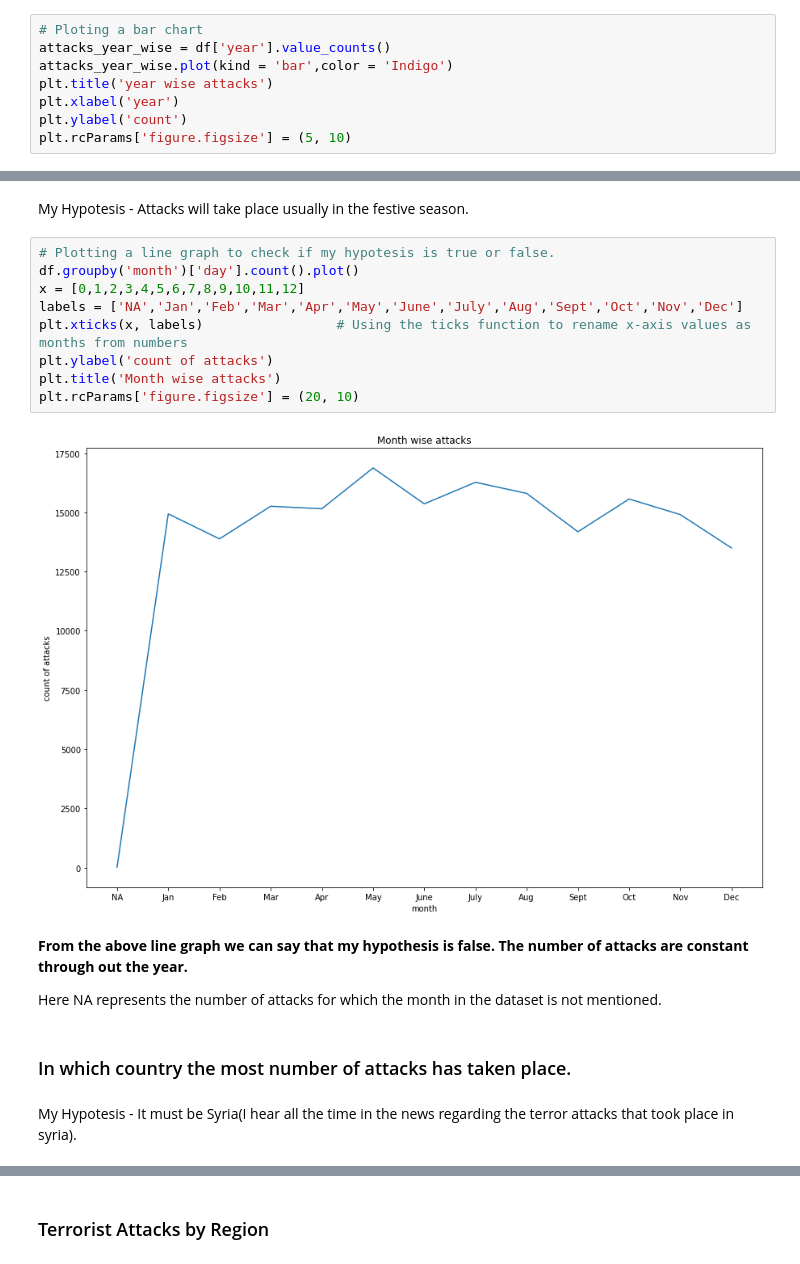
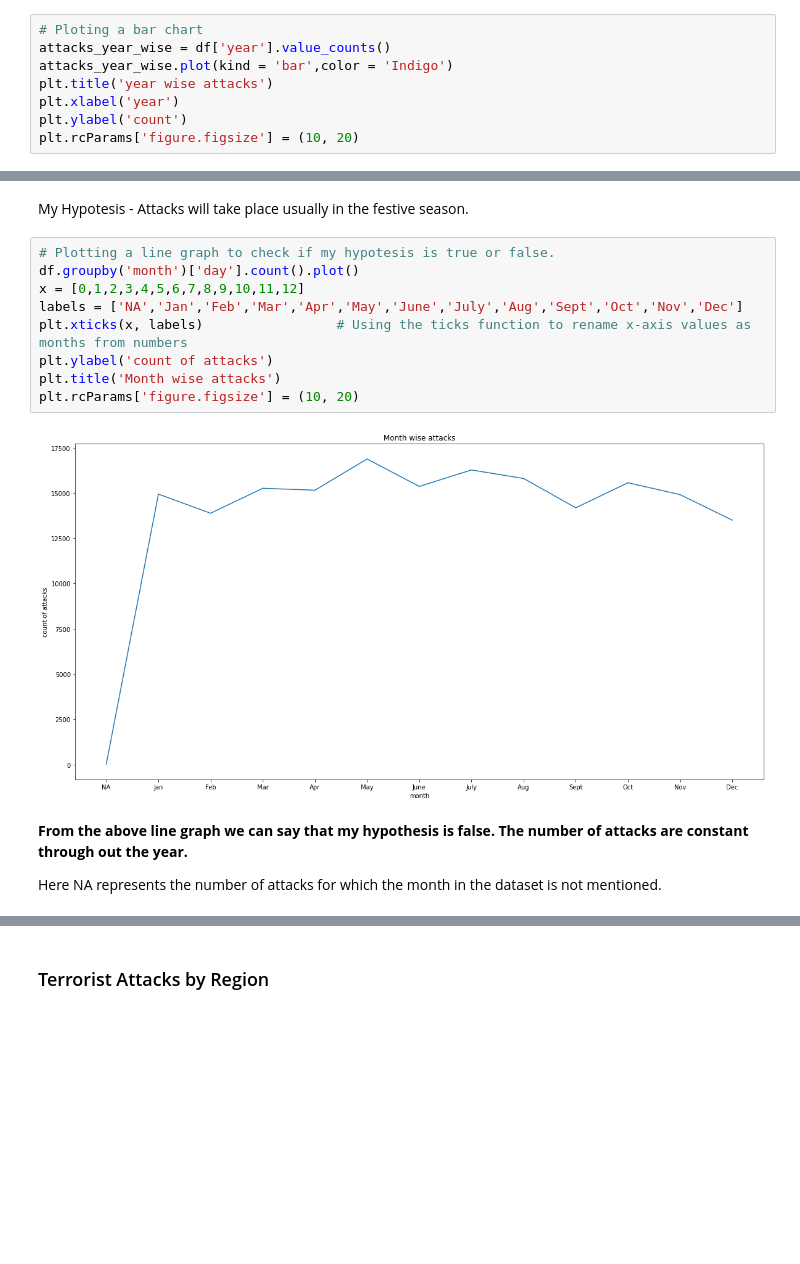
Before and after one commit to Shourya306/Global-Terrorism-EDA, a Jupyter notebook: Copy_of_Global_Terrorism_Analysis_Capstone_Project.ipynb, the cells around one changed output, grey strips where cells are left out. Drawn from its saved outputs; the diff is of its cells as text; blank space fills up the shorter version.

```diff
--- a/Copy_of_Global_Terrorism_Analysis_Capstone_Project.ipynb
+++ b/Copy_of_Global_Terrorism_Analysis_Capstone_Project.ipynb
@@ -427,5 +461,5 @@ attacks_year_wise.plot(kind = 'bar',color = 'Indigo')
 plt.title('year wise attacks')
 plt.xlabel('year')
 plt.ylabel('count')
-plt.rcParams['figure.figsize'] = (5, 10)
+plt.rcParams['figure.figsize'] = (10, 20)
 # %% [output]
@@ -439,19 +473,15 @@ My Hypotesis - Attacks will take place usually in the festive season.
 # %%
 # Plotting a line graph to check if my hypotesis is true or false.
 df.groupby('month')['day'].count().plot()
 x = [0,1,2,3,4,5,6,7,8,9,10,11,12]
 labels = ['NA','Jan','Feb','Mar','Apr','May','June','July','Aug','Sept','Oct','Nov','Dec']
 plt.xticks(x, labels)                 # Using the ticks function to rename x-axis values as months from numbers
 plt.ylabel('count of attacks')
 plt.title('Month wise attacks')
-plt.rcParams['figure.figsize'] = (20, 10)
+plt.rcParams['figure.figsize'] = (10, 20)
 # %% [output]
-[figure, old version]
+[figure, new version]
 # %% [markdown]
 **From the above line graph we can say that my hypothesis is false. The number of attacks are constant through out the year.**
 
 Here NA represents the number of attacks for which the month in the dataset is not mentioned.
-# %% [markdown]
-### In which country the most number of attacks has taken place.
-# %% [markdown]
-My Hypotesis - It must be Syria(I hear all the time in the news regarding the terror attacks that took place in syria).
```
Also changed, not shown: parts of 64 cells of this notebook.
